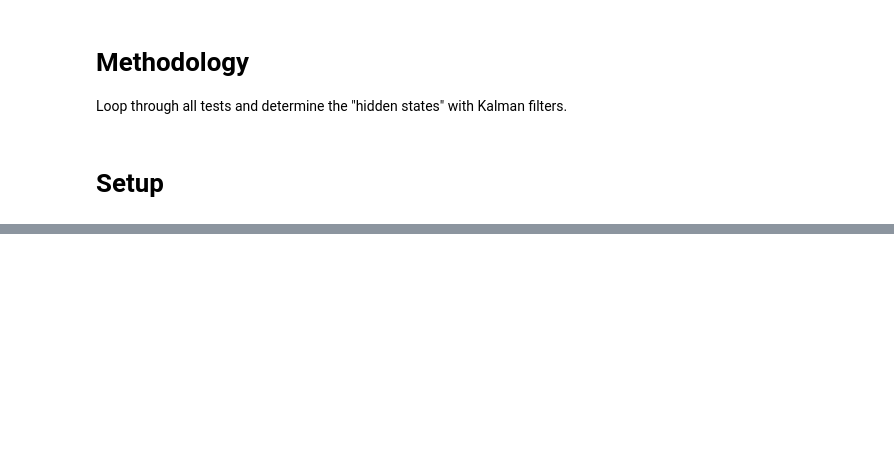
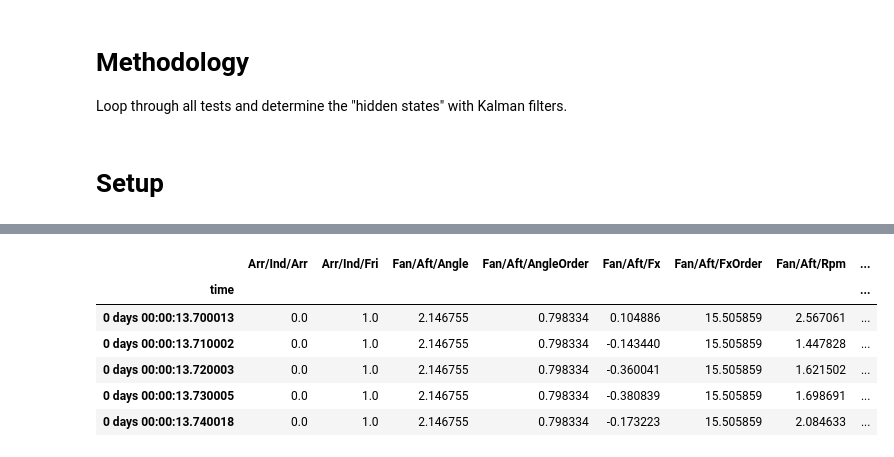
Before and after one commit to martinlarsalbert/VesselManoeuvringModels, a Jupyter notebook: notebooks/05.01_acceleration_Kalman.ipynb, the cells around one changed output, grey strips where cells are left out. Saved outputs shown, nothing was run; the diff lists cells and outputs as text; code cells hidden in the pictures; blank space fills up the shorter version.

```diff
--- a/notebooks/05.01_acceleration_Kalman.ipynb
+++ b/notebooks/05.01_acceleration_Kalman.ipynb
@@ -53,0 +58,10 @@ from src.data import kalman_filter
+# %%
+df.head()
+# %% [output]
+|  | Arr/Ind/Arr | Arr/Ind/Fri | Fan/Aft/Angle | Fan/Aft/AngleOrder | Fan/Aft/Fx | Fan/Aft/FxOrder | Fan/Aft/Rpm | ... |
+| time |  |  |  |  |  |  |  | ... |
+| 0 days 00:00:13.700013 | 0.0 | 1.0 | 2.146755 | 0.798334 | 0.104886 | 15.505859 | 2.567061 | ... |
+| 0 days 00:00:13.710002 | 0.0 | 1.0 | 2.146755 | 0.798334 | -0.143440 | 15.505859 | 1.447828 | ... |
+| 0 days 00:00:13.720003 | 0.0 | 1.0 | 2.146755 | 0.798334 | -0.360041 | 15.505859 | 1.621502 | ... |
+| 0 days 00:00:13.730005 | 0.0 | 1.0 | 2.146755 | 0.798334 | -0.380839 | 15.505859 | 1.698691 | ... |
+| 0 days 00:00:13.740018 | 0.0 | 1.0 | 2.146755 | 0.798334 | -0.173223 | 15.505859 | 2.084633 | ... |
```
Also changed, not shown: parts of 6 cells of this notebook, 1 other file.
